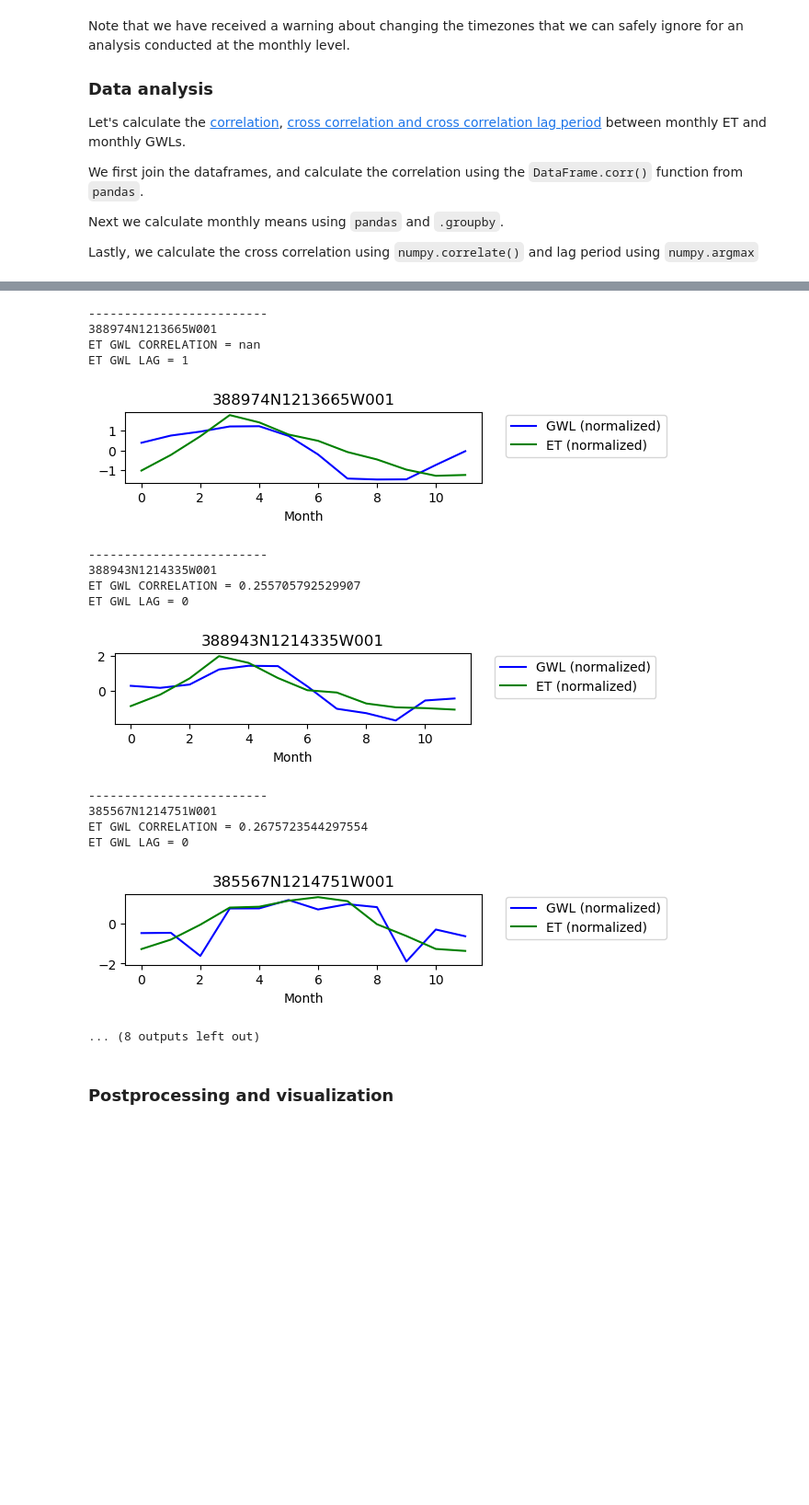
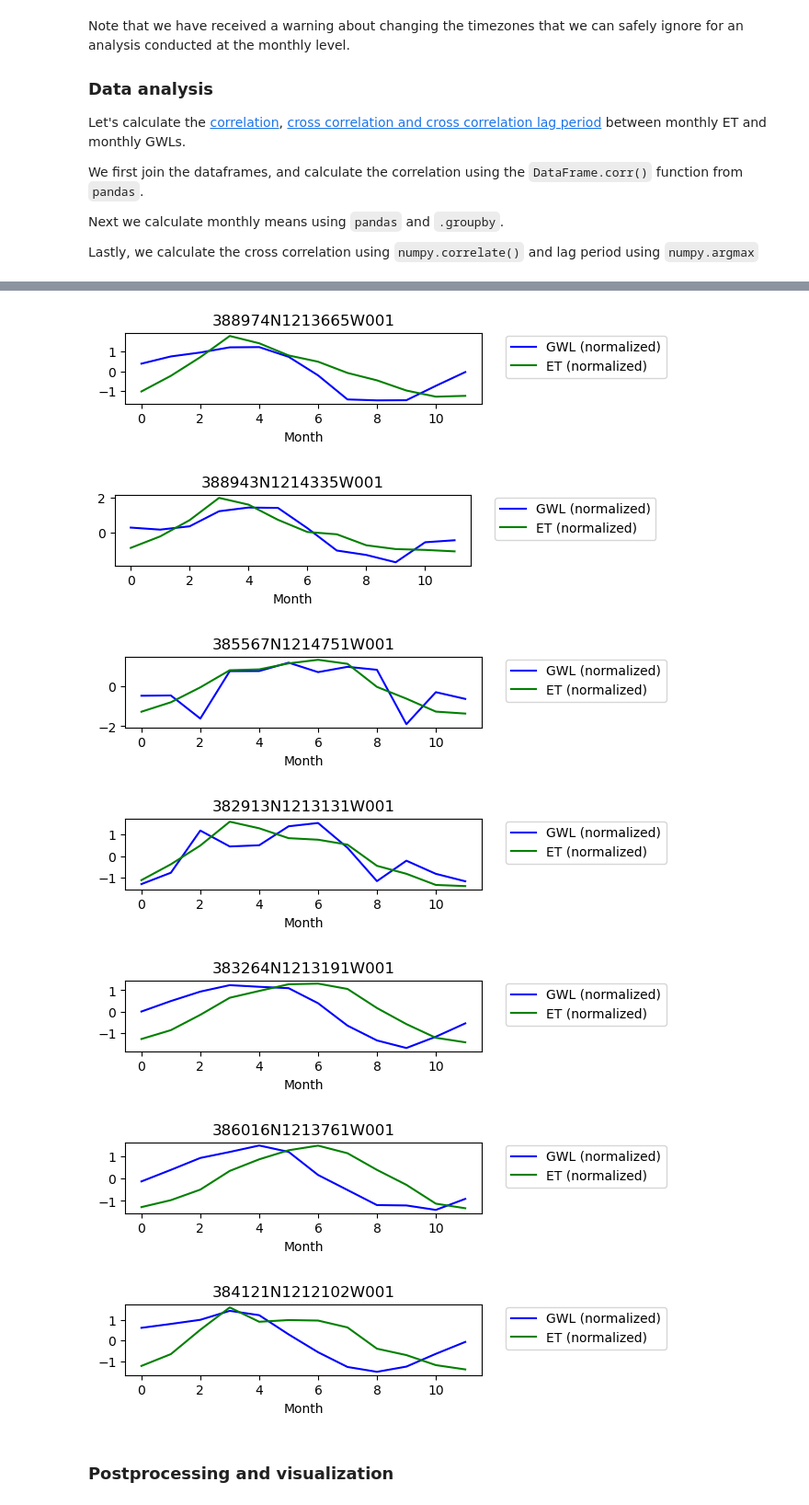
Before and after one commit to py4wrds/py4wrds, a Jupyter notebook: 6-water-resources-data-science.ipynb, the cells around one changed output, grey strips where cells are left out. Shown at 92% size. Saved outputs shown, nothing was run; the diff lists cells and outputs as text; code cells hidden in the pictures; blank space fills up the shorter version.

```diff
--- a/6-water-resources-data-science.ipynb
+++ b/6-water-resources-data-science.ipynb
@@ -403,5 +432,8 @@ import requests
 # %%
-with open("/Users/aakashahamed/Desktop/junkyard/openet_api.txt","r") as f:
+# Now we will build on this to retrieve ET data from OpenET's API.
+
+# Read in our private API key
+with open("/Users/aakashahamed/Desktop/junkyard/openet_api.txt") as f:
     api_key = f.read()
 # %%
 def fetch_et_point(point):
@@ -492,7 +524,7 @@ processing 384121N1212102W001 ==========
 # %%
 # Let's verify that the data was retrieved correctly and looks reasonable
 for k,v in results_dict.items():
-    v.plot(figsize = (5,1), legend = False); plt.title(k); plt.show()
+    ax = v.plot(figsize = (5,1), legend = False); ax.set_title(k);
 # %% [output]
 [figure]
 [figure]
@@ -516,8 +548,8 @@ for k,v, in results_dict.items():
 # %%
 # And as always, plot the results to sanity check:
 
-pd.concat(et_df_all, axis = 1).plot()
-plt.legend(bbox_to_anchor=(1.05,1.05)) # move the legend outside the plot
+ax = pd.concat(et_df_all, axis = 1).plot()
+ax.legend(bbox_to_anchor=(1.05,1.05)) # move the legend outside the plot
 # %% [output]
 <matplotlib.legend.Legend at 0x...>
 [figure]
@@ -545,24 +577,17 @@ for site_id in site_id_list:
     df_site_et.index = pd.to_datetime(df_site_et.index)
 
     # Plot both on separate axes
-    # ax = df_site_gwl.plot(color = 'blue')
     ax = df_site_et.plot(figsize = (5,1),color = 'green')
-    # ax.set_ylabel("∆WSE (ft)")
     ax.set_ylabel("ET (mm)")
     ax.legend(bbox_to_anchor=(0.2,1.4))
 
-
+    # Create another x axis
     ax2 = ax.twinx()
-
-    # df_site_et.plot(ax=ax2, color = 'green')
     df_site_gwl.plot(ax=ax2, color = 'blue')
-    # ax2.set_ylabel("ET (mm)")
     ax2.set_ylabel("∆WSE (ft)")
     ax2.legend(bbox_to_anchor=(1.2,1.4))
 
-    plt.title(site_id)
-    # plt.legend()
-    plt.show()
+    ax.set_title(site_id)
 # %% [output]
 [figure]
 [figure]
@@ -641,14 +666,12 @@ for site_id in site_id_list:
     print("ET GWL LAG = {}".format(optimal_lag))
 
     # plt.figure(figsize = (5,1));plt.plot(cross_corr[6:18]); plt.show()
-    plt.figure(figsize = (5,1));
-    plt.plot(b, color = 'blue', label = 'GWL (normalized)');
-    plt.plot(a, color = 'green', label = 'ET (normalized)');
-    plt.legend(bbox_to_anchor=(1.05,1.05))
-    plt.title(site_id)
-    plt.xlabel("Month")
-
-    plt.show()
+    fig, ax = plt.subplots(figsize = (5,1))
+    ax.plot(b, color = 'blue', label = 'GWL (normalized)');
+    ax.plot(a, color = 'green', label = 'ET (normalized)');
+    ax.legend(bbox_to_anchor=(1.05,1.05))
+    ax.set_title(site_id)
+    ax.set_xlabel("Month")
 
     # Create a dataframe to store results
     rdf = pd.DataFrame([correlation,optimal_lag]).T
@@ -674,20 +702,11 @@ ET GWL LAG = 1
 [figure]
--------------------------
-388974N1213665W001
-ET GWL CORRELATION = nan
-ET GWL LAG = 1
 [figure]
--------------------------
-388943N1214335W001
-ET GWL CORRELATION = 0.255705792529907
-ET GWL LAG = 0
 [figure]
--------------------------
-385567N1214751W001
-ET GWL CORRELATION = 0.2675723544297554
-ET GWL LAG = 0
 [figure]
-... (8 outputs left out)
+[figure, added]
+[figure, added]
+[figure, added]
+[figure, added]
 # %% [markdown]
 ### Postprocessing and visualization
 # %%
```
Also changed, not shown: parts of 9 cells of this notebook.
